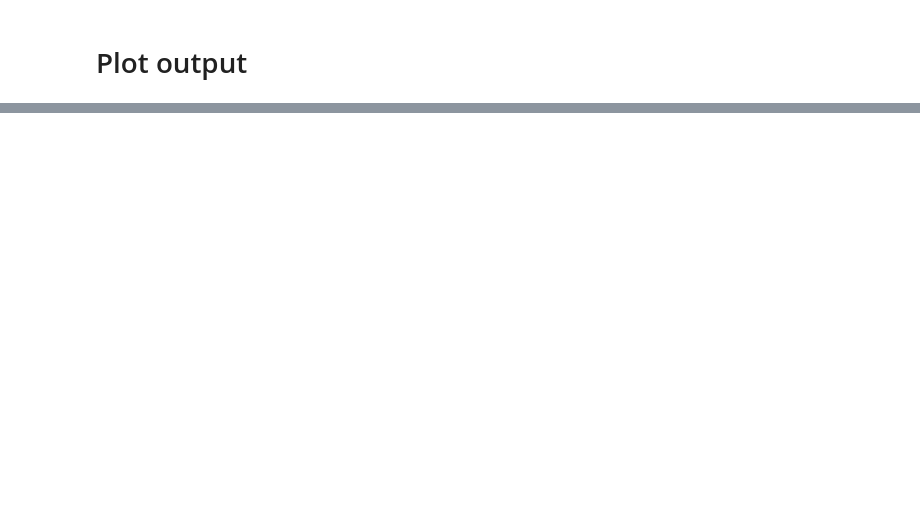
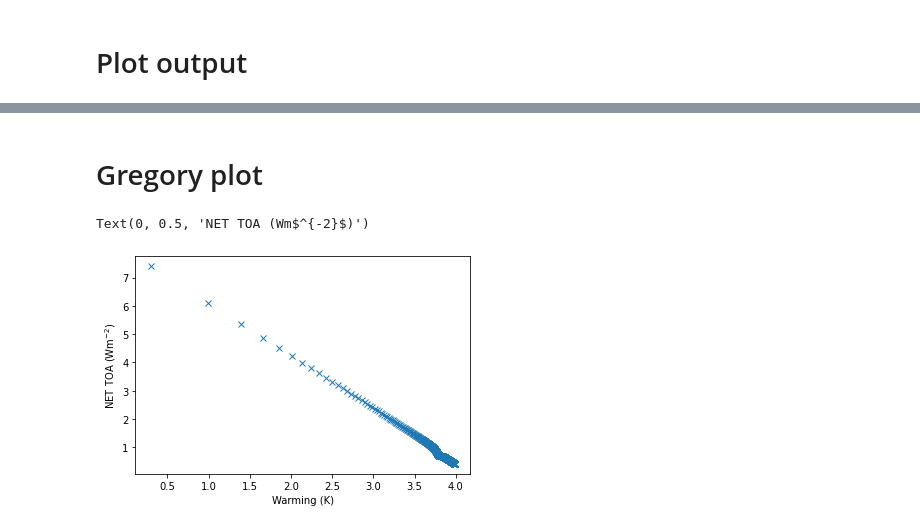
Before and after one commit to lukewestern/ciceroscm-ods, a Jupyter notebook: notebooks/CSCM_abrupt4x.ipynb, the cells around one changed output, grey strips where cells are left out. Cells and saved outputs as stored; diff of their text form; code cells hidden in the pictures; blank space fills up the shorter version.

```diff
--- a/notebooks/CSCM_abrupt4x.ipynb
+++ b/notebooks/CSCM_abrupt4x.ipynb
@@ -205,0 +208,9 @@ axs[3].legend([r'Total','CO$_2$','CH$_4$','Land Use'])
+# %% [markdown]
+# Gregory plot
+# %%
+plt.plot(df_temp['dT_glob'][1:],df_temp['RIB_glob'][1:],'x')
+plt.xlabel('Warming (K)')
+plt.ylabel('NET TOA (Wm$^{-2}$)')
+# %% [output]
+Text(0, 0.5, 'NET TOA (Wm$^{-2}$)')
+[figure, added]
```
Also changed, not shown: parts of 17 cells of this notebook.
